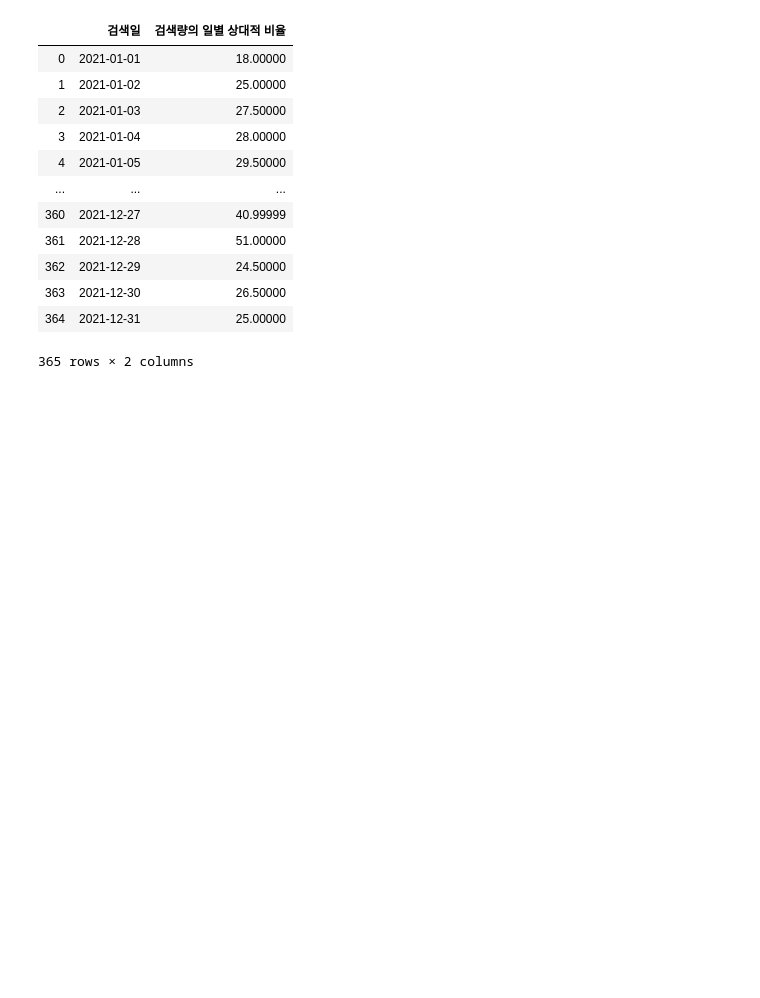
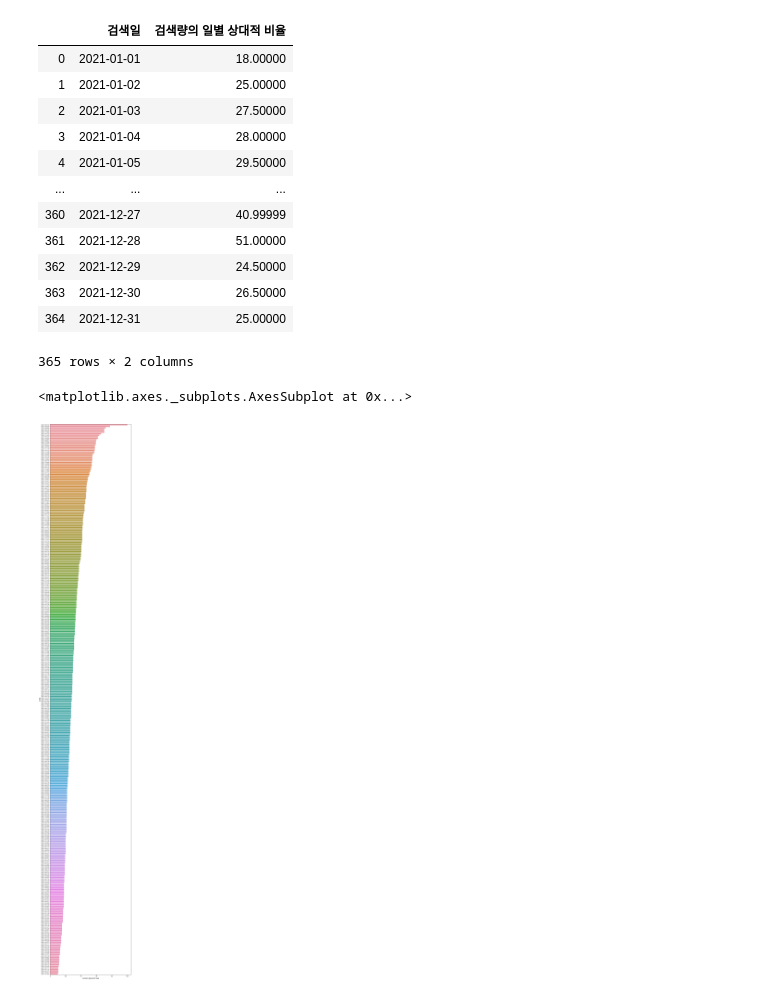
Before and after one commit to kwak-dong-su/data-crawling, a Jupyter notebook: data04/naver_openAPI_trend.ipynb, the cells around one changed output. Drawn from its saved outputs; the diff is of its cells as text; code cells hidden in the pictures; blank space fills up the shorter version.

Commit message:
data start

```diff
--- a/data04/naver_openAPI_trend.ipynb
+++ b/data04/naver_openAPI_trend.ipynb
@@ -136,0 +152,7 @@ df_test2.drop('Unnamed: 0', axis=1)
+# %%
+plt.rcParams["figure.figsize"]=(10,70)
+plt.rcParams["font.size"]=10
+sns.barplot(y='검색일', x='검색량의 일별 상대적 비율', data=df_test2.sort_values('검색량의 일별 상대적 비율', ascending=False))
+# %% [output]
+<matplotlib.axes._subplots.AxesSubplot at 0x...>
+[figure, added]
```
Also changed, not shown: parts of 9 cells of this notebook, 5 other files.
